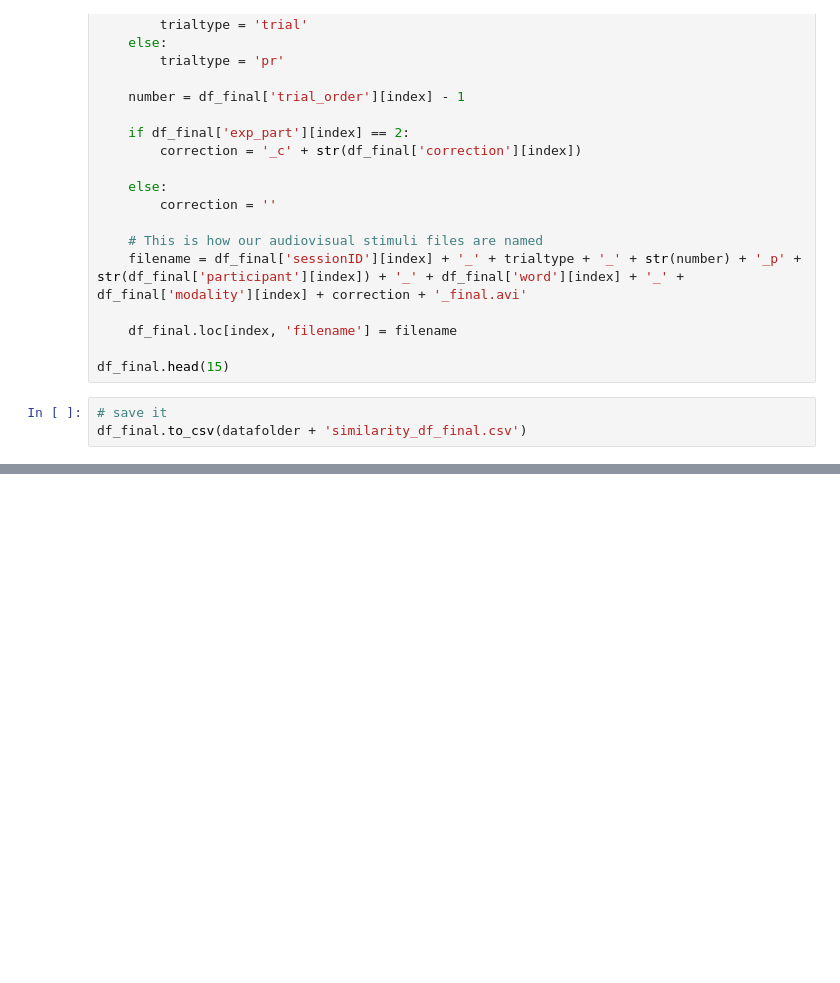
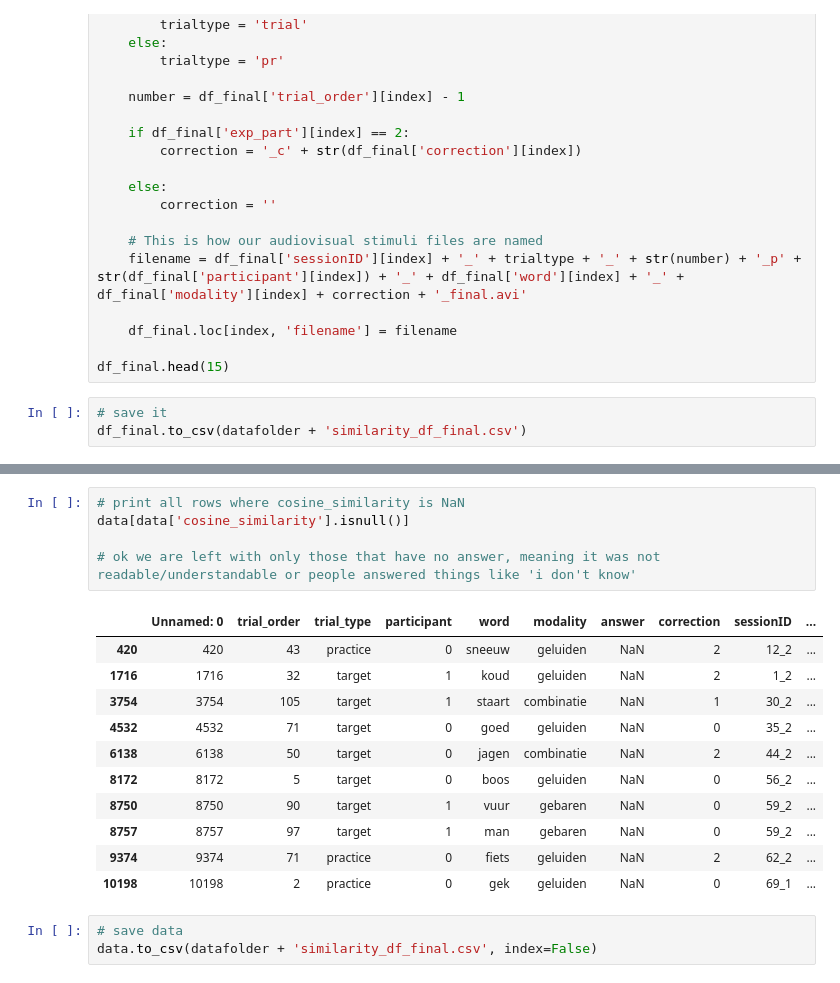
Before and after one commit to sarkadava/FLESH_Expressibility_vs_guessability, a Jupyter notebook: ConceptNet_similarity.ipynb, the cells around one changed output, grey strips where cells are left out. Saved outputs shown, nothing was run; the diff lists cells and outputs as text; blank space fills up the shorter version.

```diff
--- a/ConceptNet_similarity.ipynb
+++ b/ConceptNet_similarity.ipynb
@@ -545,0 +684,20 @@ df_final.to_csv(datafolder + 'similarity_df_final.csv')
+# %%
+# print all rows where cosine_similarity is NaN
+data[data['cosine_similarity'].isnull()]
+
+# ok we are left with only those that have no answer, meaning it was not readable/understandable or people answered things like 'i don't know'
+# %% [output]
+|  | Unnamed: 0 | trial_order | trial_type | participant | word | modality | answer | correction | sessionID | ... |
+| 420 | 420 | 43 | practice | 0 | sneeuw | geluiden | NaN | 2 | 12_2 | ... |
+| 1716 | 1716 | 32 | target | 1 | koud | geluiden | NaN | 2 | 1_2 | ... |
+| 3754 | 3754 | 105 | target | 1 | staart | combinatie | NaN | 1 | 30_2 | ... |
+| 4532 | 4532 | 71 | target | 0 | goed | geluiden | NaN | 0 | 35_2 | ... |
+| 6138 | 6138 | 50 | target | 0 | jagen | combinatie | NaN | 2 | 44_2 | ... |
+| 8172 | 8172 | 5 | target | 0 | boos | geluiden | NaN | 0 | 56_2 | ... |
+| 8750 | 8750 | 90 | target | 1 | vuur | gebaren | NaN | 0 | 59_2 | ... |
+| 8757 | 8757 | 97 | target | 1 | man | gebaren | NaN | 0 | 59_2 | ... |
+| 9374 | 9374 | 71 | practice | 0 | fiets | geluiden | NaN | 2 | 62_2 | ... |
+| 10198 | 10198 | 2 | practice | 0 | gek | geluiden | NaN | 0 | 69_1 | ... |
+# %%
+# save data
+data.to_csv(datafolder + 'similarity_df_final.csv', index=False)
```
Also changed, not shown: parts of 10 cells of this notebook, 2 other files.
